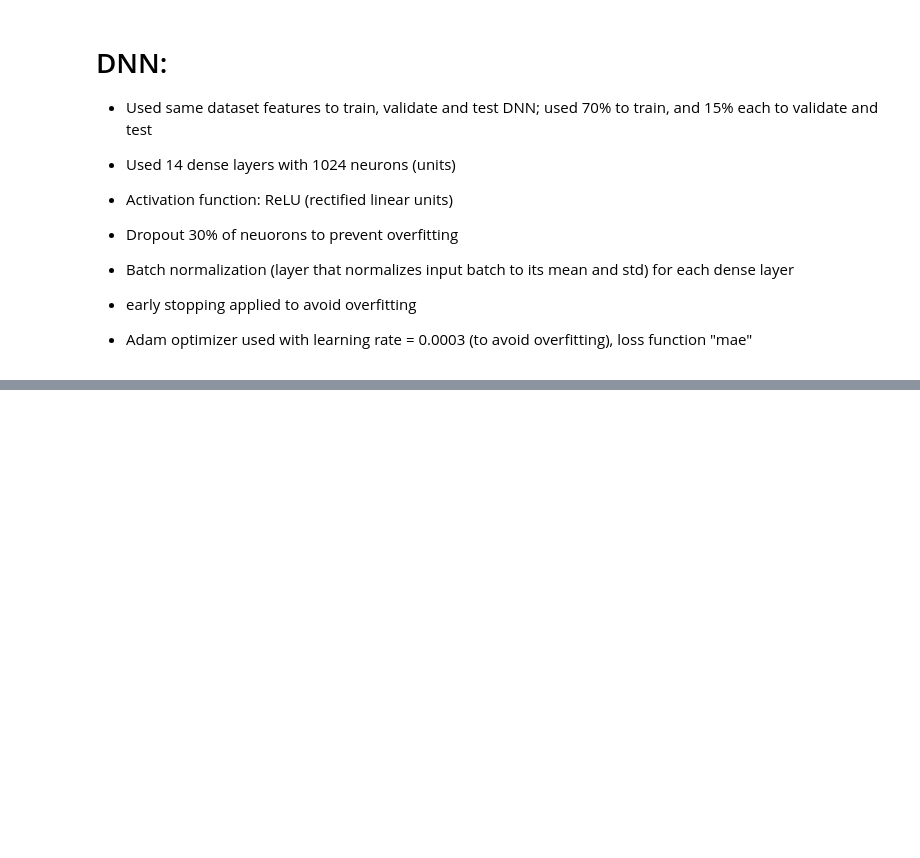
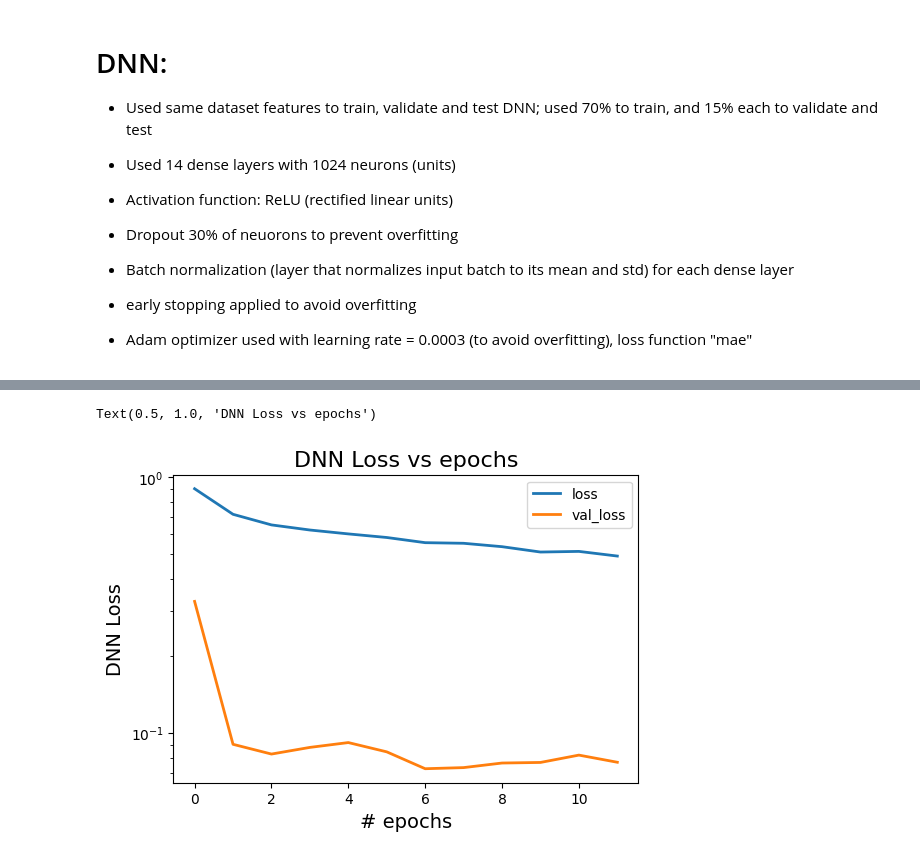
Before and after one commit to snabili/chem, a Jupyter notebook: chemDNN.ipynb, the cells around one changed output, grey strips where cells are left out. Saved outputs shown, nothing was run; the diff lists cells and outputs as text; code cells hidden in the pictures; blank space fills up the shorter version.

```diff
--- a/chemDNN.ipynb
+++ b/chemDNN.ipynb
@@ -235,0 +367,13 @@ X_val,   X_test,y_val,   y_test = train_test_split(X_temp,y_temp,test_size=0.5,
+# %%
+plt.figure(figsize=(6, 4))
+history_dfdnn = pd.DataFrame(history_dnn.history)
+history_dfdnn['loss'][0:].plot()
+history_dfdnn['val_loss'][0:].plot()
+plt.legend(['loss','val_loss'])
+plt.yscale('log')
+plt.xlabel('# epochs')
+plt.ylabel('DNN Loss')
+plt.title('DNN Loss vs epochs')
+# %% [output]
+Text(0.5, 1.0, 'DNN Loss vs epochs')
+[figure, added]
```
Also changed, not shown: parts of 32 cells of this notebook, 1 other file.
